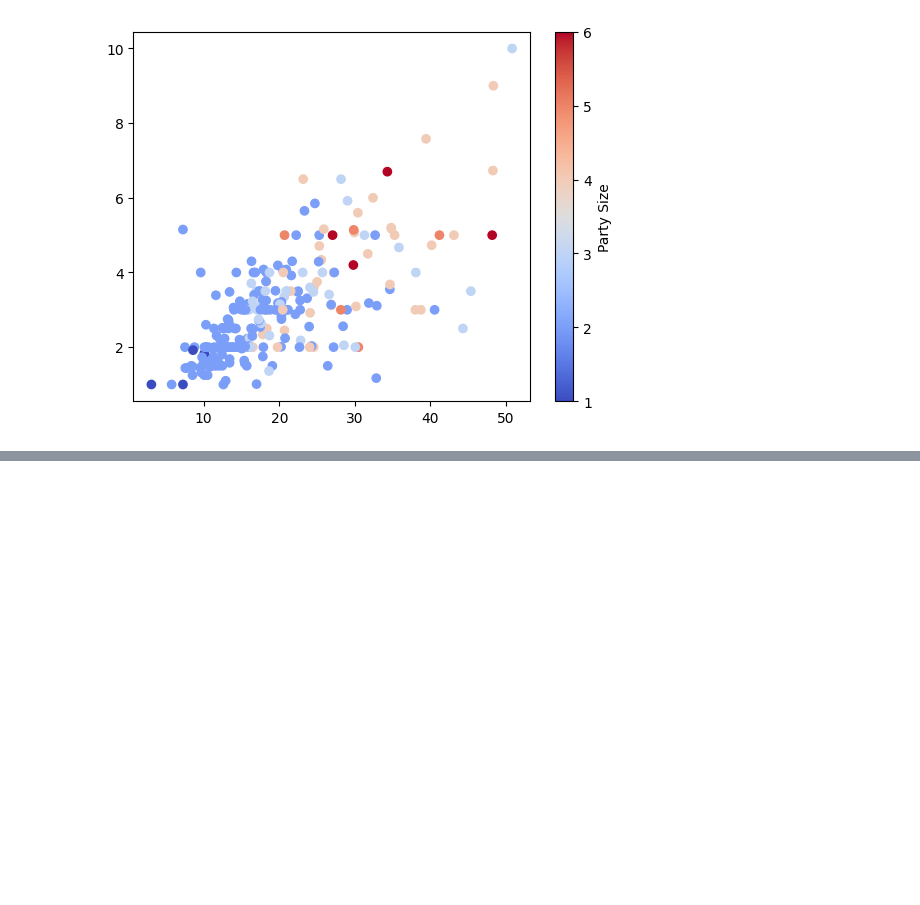
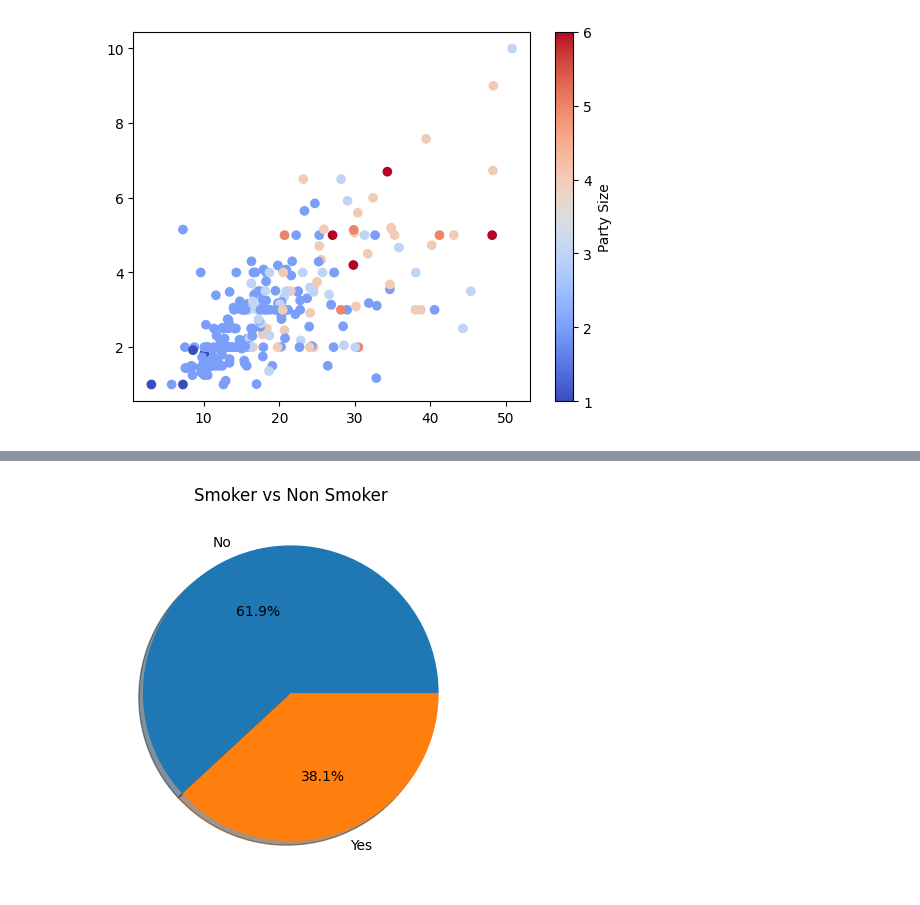
Before and after one commit to MuskanParmar-mp/python_lib, a Jupyter notebook: matplot1.ipynb, the cells around one changed output, grey strips where cells are left out. Cells and saved outputs as stored; diff of their text form; code cells hidden in the pictures; blank space fills up the shorter version.

```diff
--- a/matplot1.ipynb
+++ b/matplot1.ipynb
@@ -155,0 +226,10 @@ cbar.set_label("Party Size")
+# %%
+plt.Figure(figsize=(3,3))
+#smoker_count.plot(kind='pie', colormap="Set2")
+plt.pie(smoker_count.values,labels=smoker_count.index, autopct='%1.1f%%',shadow=True)
+
+plt.title("Smoker vs Non Smoker")
+
+plt.show()
+# %% [output]
+[figure, added]
```
Also changed, not shown: parts of 10 cells of this notebook, 3 other files.
